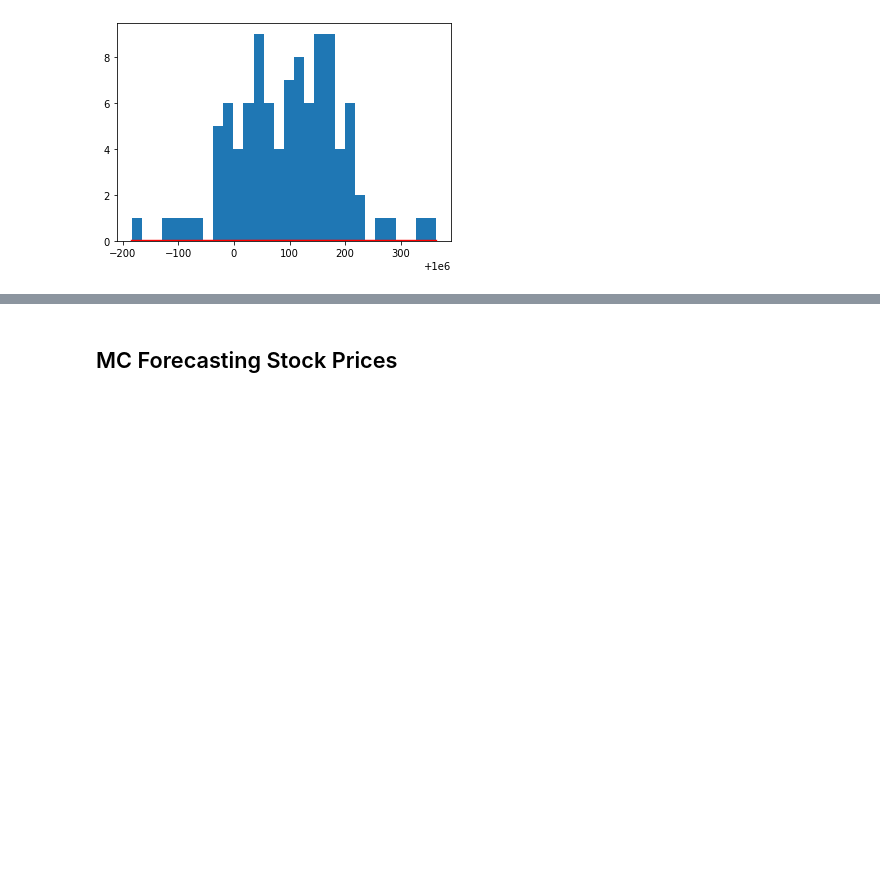
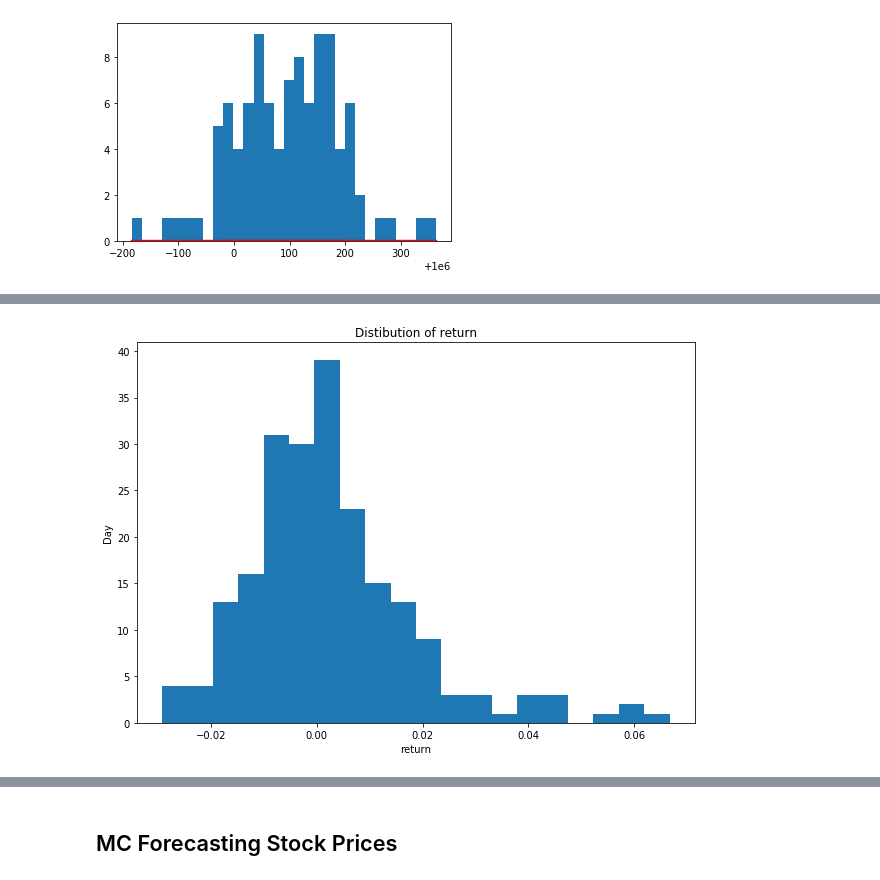
Before and after one commit to gysun137/storknote, a Jupyter notebook: note.ipynb, the cells around one changed output, grey strips where cells are left out. Cells and saved outputs as stored; diff of their text form; code cells hidden in the pictures; blank space fills up the shorter version.

```diff
--- a/note.ipynb
+++ b/note.ipynb
@@ -323,0 +1123,10 @@ plt.plot(fit_linspace,pdf, lw=2, c='r')
+# %%
+#收益率
+plt.figure(figsize=(10,7))
+plt.hist(stock.pct_change()[1:], bins=20)
+plt.xlabel('return')
+plt.ylabel('Day')
+plt.title('Distibution of return')
+plt.show()
+# %% [output]
+[figure, added]
```
Also changed, not shown: parts of 117 cells of this notebook.
